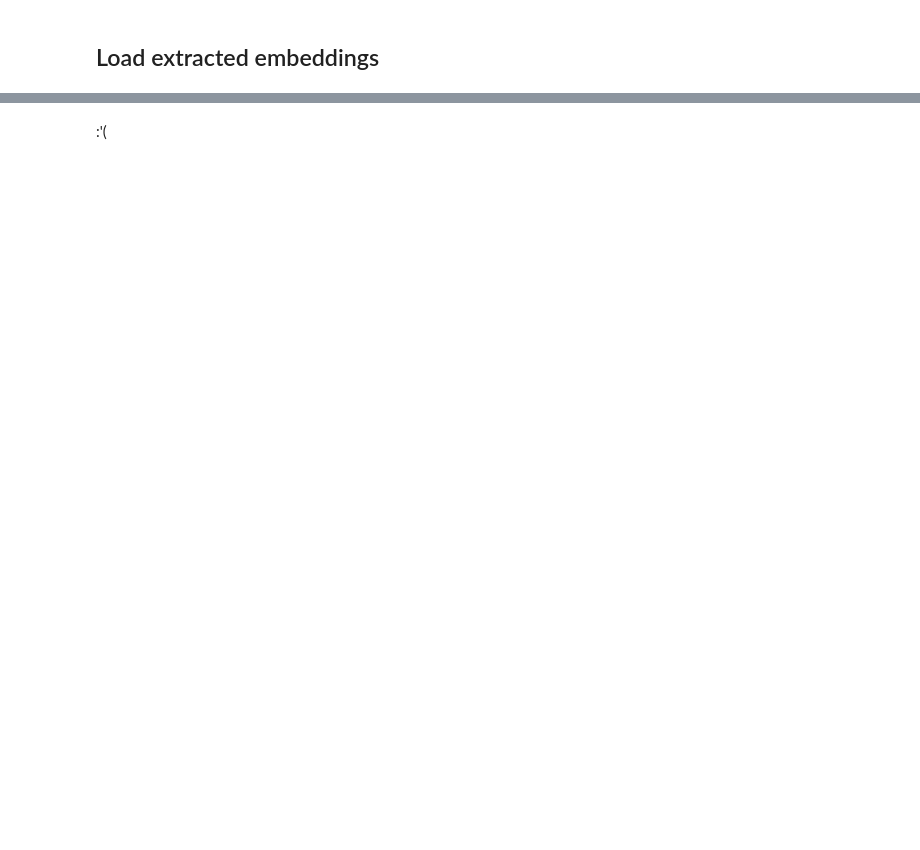
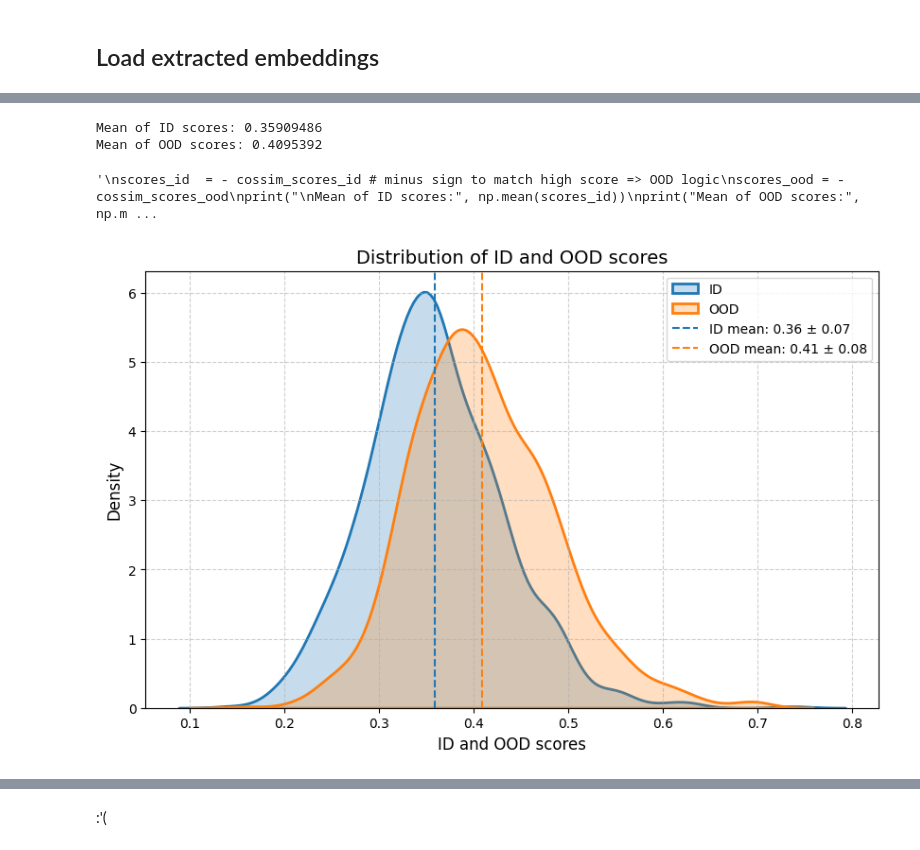
Before and after one commit to LilaR66/ood_for_hallucination_detection, a Jupyter notebook: notebooks/ood_main_notebook.ipynb, the cells around one changed output, grey strips where cells are left out. Cells and saved outputs as stored; diff of their text form; code cells hidden in the pictures; blank space fills up the shorter version.

```diff
--- a/notebooks/ood_main_notebook.ipynb
+++ b/notebooks/ood_main_notebook.ipynb
@@ -597,6 +625,8 @@ from src.data_reader.pickle_io import load_pickle_batches
 
 # Load extracted embeddings
 id_fit_embeddings = load_pickle_batches(f"{OUTPUT_DIR}id_fit_results{OUTPUT_TITLE}.pkl",)
+# Convert numpy arrays into torch tensors
+id_fit_embeddings = [torch.from_numpy(arr) for arr in id_fit_embeddings['activations']]
 # Concatenate all embeddings
-id_fit_embeddings = torch.cat(id_fit_embeddings['activations'], dim=0) # shape: [n_samples, hidden_size]
+id_fit_embeddings = torch.cat(id_fit_embeddings, dim=0) # shape: [n_samples, hidden_size]
 # %% [output]
@@ -637,3 +747,50 @@ dknn_scores_ood = score_tensor(index, od_test_embeddings, nearest=k, batch_size=
+# %%
+# Select method to compute OOD scores
+# -----------------------------------
+# A high DeepKNN score (distance to k-th NN) => OOD data (far from ID neighbors)
+# A low DeepKNN score                        => ID data (close to ID neighbors)
+# ***********************************
+# A high Cosine similarity score => ID data (aligned with ID center)
+# A low Cosine similarity score  => OOD data (different direction)
+# ***********************************
+# A high Mahalanobis score => OOD data (far from ID distribution)
+# A low Mahalanobis score  => ID data (close to ID distribution)
+# ***********************************
+import numpy as np
+
+scores_id  = dknn_scores_id
+scores_ood = dknn_scores_ood
+print("Mean of ID scores:", np.mean(scores_id))
+print("Mean of OOD scores:", np.mean(scores_ood))
+
+'''
+scores_id  = - cossim_scores_id    # minus sign to match logic: high score => OOD
+scores_ood = - cossim_scores_ood   # minus sign to match logic: high score => OOD
+print("\nMean of ID scores:", np.mean(scores_id))
+print("Mean of OOD scores:", np.mean(scores_ood))
+
+scores_id  = maha_scores_id
+scores_ood = maha_scores_ood
+print("\nMean of ID scores:", np.mean(scores_id))
+print("Mean of OOD scores:", np.mean(scores_ood))
+'''
+# %% [output]
+Mean of ID scores: 0.35909486
+Mean of OOD scores: 0.4095392
+'\nscores_id  = - cossim_scores_id # minus sign to match high score => OOD logic\nscores_ood = - cossim_scores_ood\nprint("\nMean of ID scores:", np.mean(scores_id))\nprint("Mean of OOD scores:", np.m ...
+# %%
+# Plot ID and OOD score distributions
+# -----------------------------------
+from src.analysis.visual_analysis import plot_score_distributions
+plot_score_distributions(
+    scores_id=scores_id,
+    scores_ood=scores_ood,
+    title="Distribution of ID and OOD scores",
+    xlabel="ID and OOD scores"
+    #save_path = f"{PLOT_DIR}densities{OUTPUT_TITLE}_k{k}.png"
+)
+# %% [output]
+[figure, added]
 # %%
 # Compute and plot auroc
 # -----------------------------------
```
Also changed, not shown: parts of 19 cells of this notebook, 6 other files.
